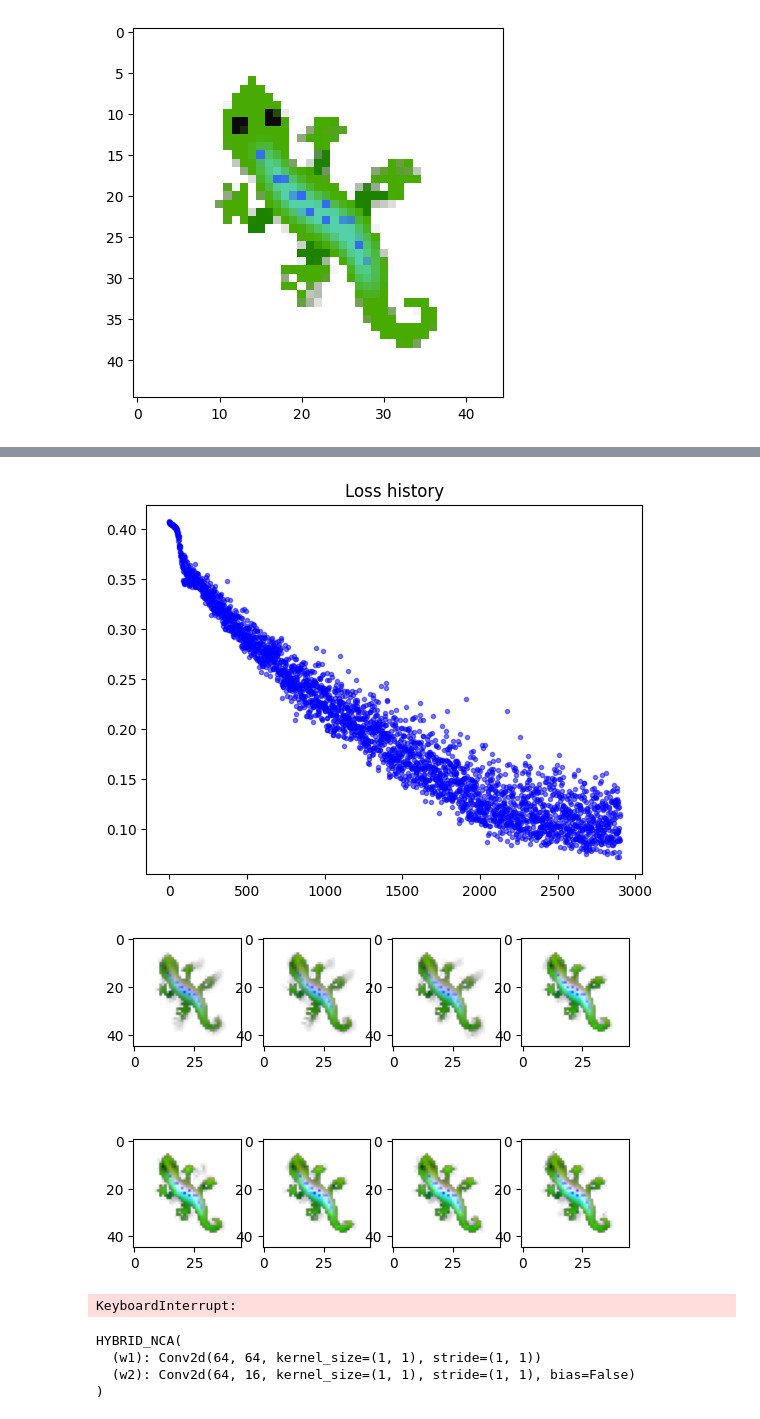
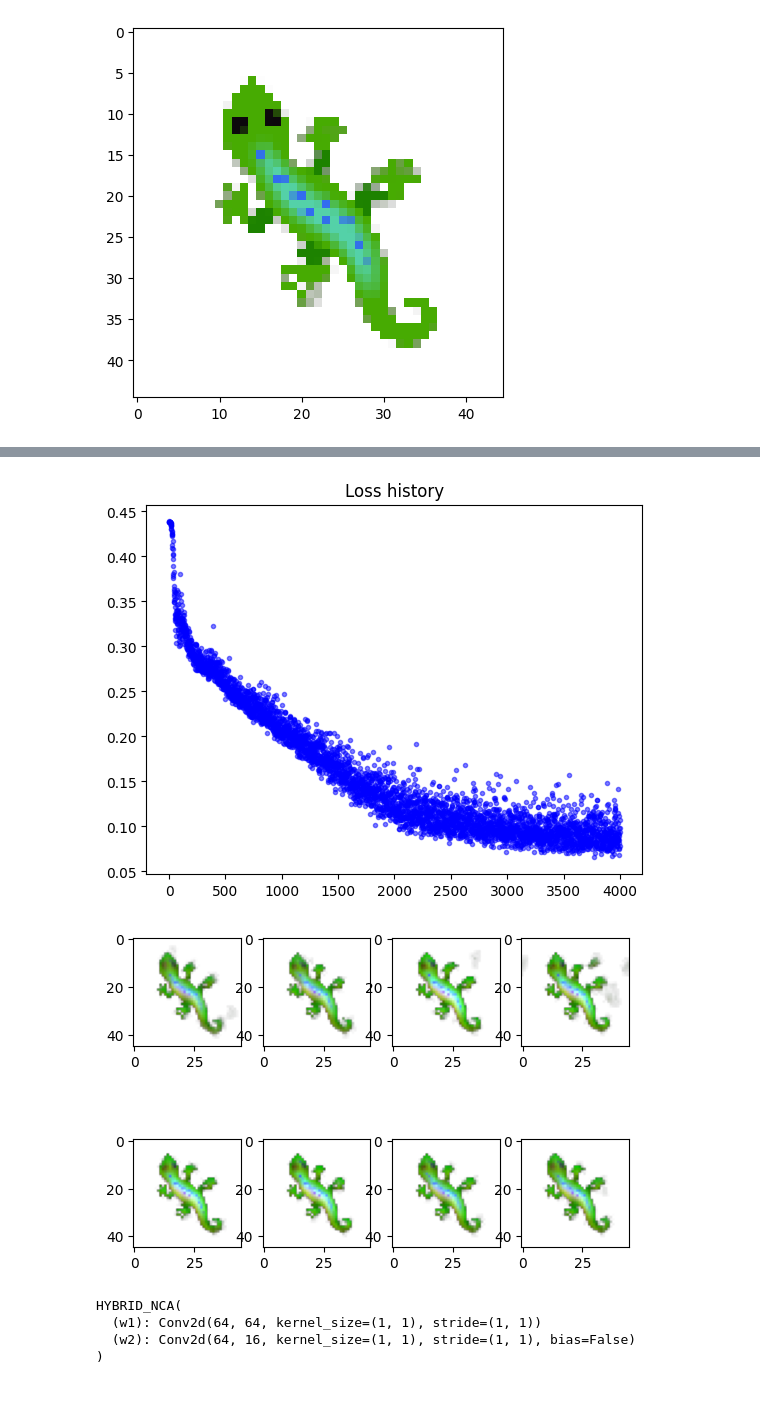
Before and after one commit to lshofsl/Advanced-topics-in-PoD-project-, a Jupyter notebook: ER_NCA.ipynb, the cells around one changed output, grey strips where cells are left out. Saved outputs shown, nothing was run; the diff lists cells and outputs as text; code cells hidden in the pictures.

```diff
--- a/ER_NCA.ipynb
+++ b/ER_NCA.ipynb
@@ -291,37 +292,41 @@ for i in range(TRAINING_ITERS + 1):
         x = torch.from_numpy(batch.x).to(DEVICE)
 
     # 2. Forward Rollout
-    T = random.randrange(96, 160)  #Higher than in the baseline as the system dynamics become slow
+    T = random.randrange(96, 160)  #Higher than in the baseline as the growing dynamics become slower
     energies = [nca.energy(x)]
     for t in range(T):
         x = nca(x)
         energies.append(nca.energy(x))
+    # 3. Loss computation
+    # 3.1 Target loss: We separate the rgb and a channels to give more preference on the color channels
+    # as the saturating term increase its values
+    pixel_loss_rgb = (x[:, :3] - base[:,:3]).pow(2).mean(dim=[1, 2, 3])
+    pixel_loss_a = (x[:, 3:4] - base[:,3:4]).pow(2).mean(dim=[1, 2, 3])
 
-    # 3. Target Discrepancy (Identical to Baseline)
-    pixel_loss = (x[:, :4] - base).pow(2).mean(dim=[1, 2, 3])
+    # loss on the filter to be more detailed in the pixels (eyes, spots, edges)
+    edge_loss = (perchannel_conv(base, filters) - perchannel_conv(x[:, :4], filters)).pow(2).mean(dim=[1, 2, 3])
+    loss_recon = (2.5*pixel_loss_rgb + 1.0*pixel_loss_a + 0.3 * edge_loss).mean()
 
-    # Run Sobel filters over ALL channels and ALL interior pixels (eyes, spots, edges)
-    edge_loss = (perchannel_conv(base, filters) - perchannel_conv(x[:, :4], filters)).pow(2).mean(dim=[1, 2, 3])
-
-    loss_recon = (pixel_loss + 0.5 * edge_loss).mean()
-
-    # 4. K-Step Drift Stability (Identical formulation)
+    # 3.2 K-Step Drift Stability: Drift horizont loss to compute how well is doing the system in future steps
     x_drift = x.detach().clone()
     loss_drift = 0.0
     for t in range(K):
         x_drift = nca(x_drift)
-        drift_pixel = (x_drift[:, :4] - base).pow(2).mean(dim=[1, 2, 3])
+        drift_loss_rgb = (x_drift[:, :3] - base[:, :3]).pow(2).mean(dim=[1, 2, 3])
+        drift_loss_a = (x_drift[:, 3:4] - base[:, 3:4]).pow(2).mean(dim=[1, 2, 3])
         drift_edge = (perchannel_conv(base, filters) - perchannel_conv(x_drift[:, :4], filters)).pow(2).mean(dim=[1, 2, 3])
-        loss_drift = loss_drift + (drift_pixel + 0.5 * drift_edge).mean()
+
+        loss_drift = (2.5 * drift_loss_rgb +  1.0 * drift_loss_a + 0.3 * drift_edge).mean()
 
     loss_drift = loss_drift / K
 
-    # 5. Monotonicity Regularization
+    # 3.3 Monotonicity Regularization: We regularize the increasing behavior of the energy by favorecing
+    # the decreasing loss and punishing increasing energy
     energies_t = torch.stack(energies[:-1])
     energies_t1 = torch.stack(energies[1:])
     loss_mono = torch.relu(energies_t1 - energies_t).mean()
 
-    # Anchor energy to 0 using the ACTUAL evolved state x_T, not artificial zeros
+    # Anchor energy to 0 using the ACTUAL evolved state x_T,
     loss_e_anchor = energies[-1].pow(2).mean()
 
     # Small, well-behaved margin to keep the slope negative
@@ -330,42 +335,41 @@ for i in range(TRAINING_ITERS + 1):
     # Combined loss with tiny energy weights so they don't overpower reconstruction
     loss = loss_recon + (lambda_drift * loss_drift) + (lambda_mono * loss_mono) #+ 0.001 * loss_e_anchor + 0.001 * loss_e_margin
 
-    # 7. Optimization Step
+    # 4. Optimization Step
     optim.zero_grad()
     loss.backward()
     torch.nn.utils.clip_grad_norm_(nca.parameters(), max_norm=1.0)
     optim.step()
     scheduler.step()
 
 
-    # 8. Commit States to Pool
+    # 5. Commit States to Pool
     with torch.no_grad():
         batch.x = x.detach().cpu().numpy()
         batch.commit(steps_taken=T, reset_mask=reset_mask)
 
         # Extended age pruning threshold
         if i % 50 == 0:
             pool.prune_old_states(max_age=800, seed_np=seed_np)
 
     # Logging
     loss_log.append(loss_recon.detach().item())
 
     if i % 100 == 0:
         print(f"Training iter {i}, loss = {loss.item():.5f}")
         plt.clf()
         clear_output()
         plt.figure(1, figsize=(10, 4))
         plt.title('Loss history')
         plt.plot(loss_log, '.', alpha=0.5, color="b")
         utils.show_batch(x[-8:])  # Display mature states from batch
         plt.show(block=False)
         plt.pause(0.01)
 
         torch.save(nca.state_dict(), "Trained_models/" + name + ".pth")
 # %% [output]
-[figure, old version]
+[figure, new version]
-[figure, old version]
+[figure, new version]
-KeyboardInterrupt:
 # %%
 del nca
 del optim
```
Also changed, not shown: parts of 8 cells of this notebook.
